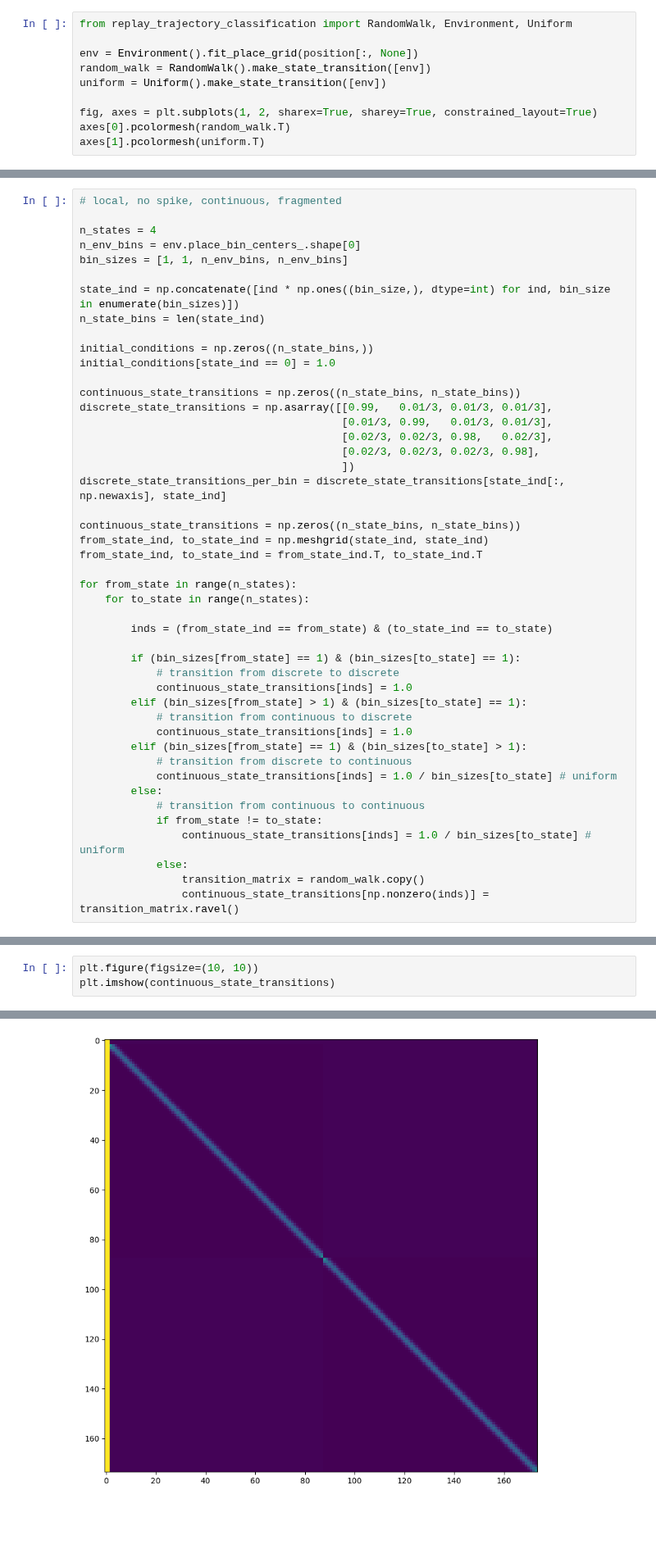
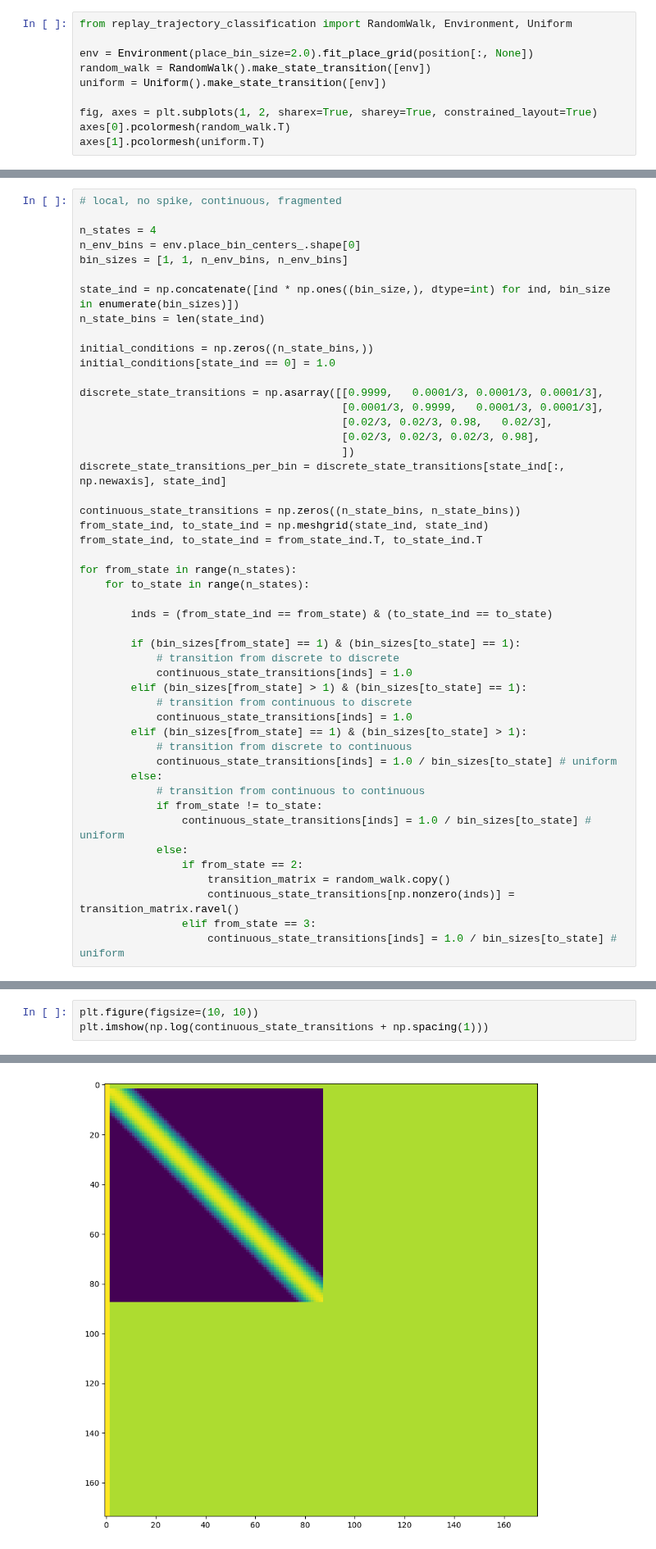
Before and after one commit to edeno/test_hmm, a Jupyter notebook: notebooks/replay_id2.ipynb, the cells around one changed output, grey strips where cells are left out. Shown at 82% size. Cells and saved outputs as stored; diff of their text form; blank space fills up the shorter version.

```diff
--- a/notebooks/replay_id2.ipynb
+++ b/notebooks/replay_id2.ipynb
@@ -16,7 +18,7 @@ axes[2].plot(time, speed)
 # %%
 from replay_trajectory_classification import RandomWalk, Environment, Uniform
 
-env = Environment().fit_place_grid(position[:, None])
+env = Environment(place_bin_size=2.0).fit_place_grid(position[:, None])
 random_walk = RandomWalk().make_state_transition([env])
 uniform = Uniform().make_state_transition([env])
 
@@ -39,9 +42,8 @@ n_state_bins = len(state_ind)
 initial_conditions = np.zeros((n_state_bins,))
 initial_conditions[state_ind == 0] = 1.0
 
-continuous_state_transitions = np.zeros((n_state_bins, n_state_bins))
-discrete_state_transitions = np.asarray([[0.99,   0.01/3, 0.01/3, 0.01/3],
-                                         [0.01/3, 0.99,   0.01/3, 0.01/3],
+discrete_state_transitions = np.asarray([[0.9999,   0.0001/3, 0.0001/3, 0.0001/3],
+                                         [0.0001/3, 0.9999,   0.0001/3, 0.0001/3],
                                          [0.02/3, 0.02/3, 0.98,   0.02/3],
                                          [0.02/3, 0.02/3, 0.02/3, 0.98],
                                          ])
@@ -70,8 +72,11 @@ for from_state in range(n_states):
             if from_state != to_state:
                 continuous_state_transitions[inds] = 1.0 / bin_sizes[to_state] # uniform
             else:
-                transition_matrix = random_walk.copy()
-                continuous_state_transitions[np.nonzero(inds)] = transition_matrix.ravel()
+                if from_state == 2:
+                    transition_matrix = random_walk.copy()
+                    continuous_state_transitions[np.nonzero(inds)] = transition_matrix.ravel()
+                elif from_state == 3:
+                    continuous_state_transitions[inds] = 1.0 / bin_sizes[to_state] # uniform
 # %%
 (continuous_state_transitions * discrete_state_transitions_per_bin).sum(axis=1)
 # %% [output]
@@ -88,8 +93,8 @@ array([1., 1., 1., 1., 1., 1., 1., 1., 1., 1., 1., 1., 1., 1., 1., 1., 1.,
        1., 1., 1., 1.])
 # %%
 plt.figure(figsize=(10, 10))
-plt.imshow(continuous_state_transitions)
+plt.imshow(np.log(continuous_state_transitions + np.spacing(1)))
 # %% [output]
 <matplotlib.image.AxesImage at 0x...>
-[figure, old version]
+[figure, new version]
 # %%
```
Also changed, not shown: parts of 14 cells of this notebook.
